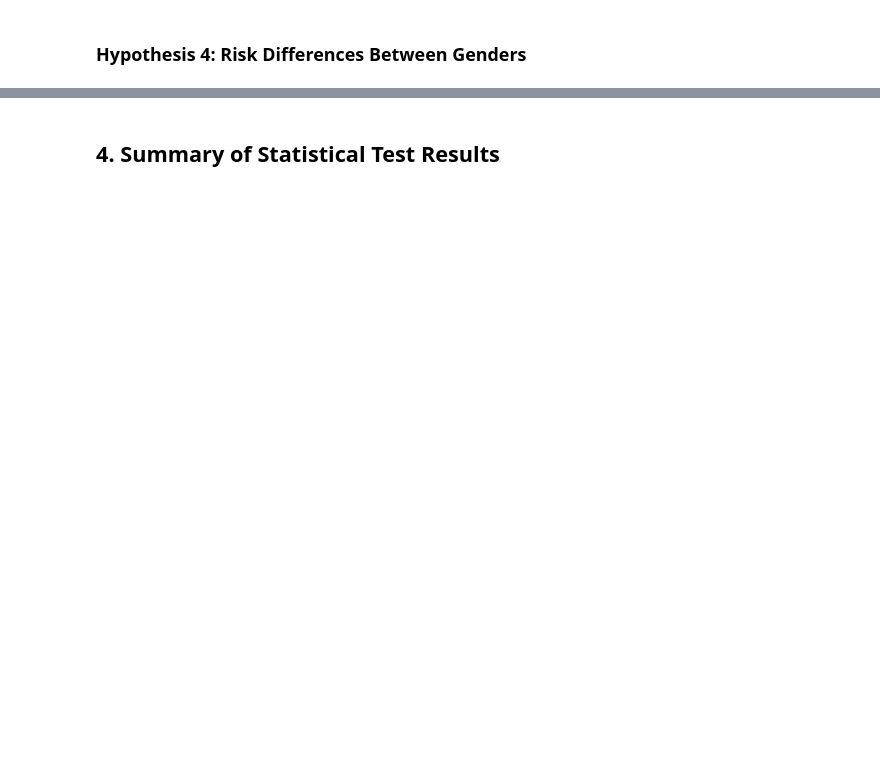
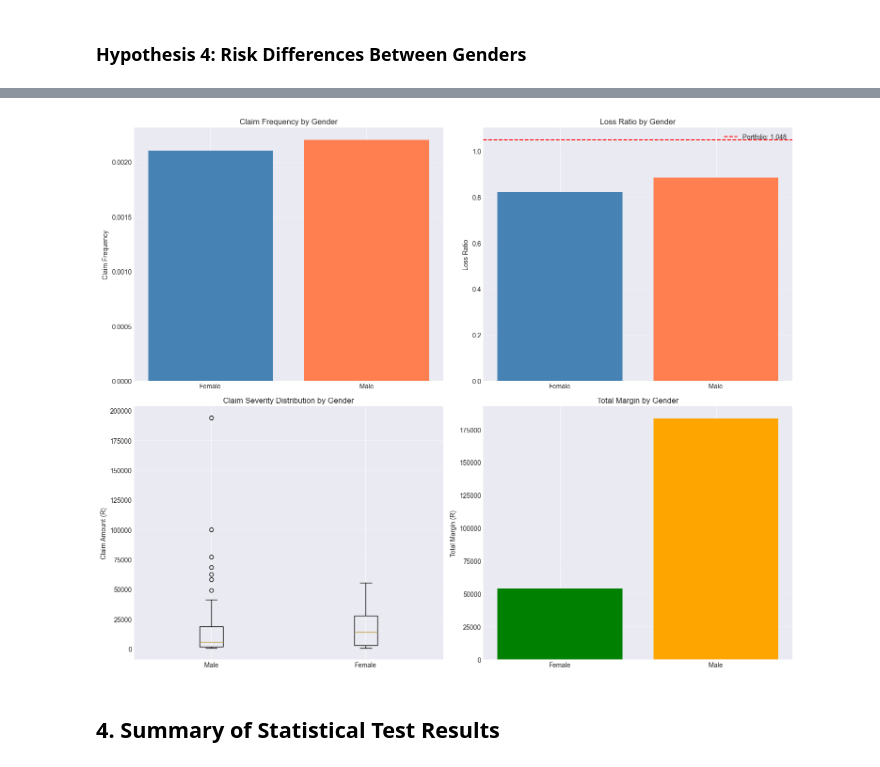
Before and after one commit to dnNatnael/End-to-End-Insurance-Risk-Analytics-Predictive-Modeling, a Jupyter notebook: notebooks/02_statistical_validation.ipynb, the cells around one changed output, grey strips where cells are left out. Saved outputs shown, nothing was run; the diff lists cells and outputs as text; code cells hidden in the pictures; blank space fills up the shorter version.

```diff
--- a/notebooks/02_statistical_validation.ipynb
+++ b/notebooks/02_statistical_validation.ipynb
@@ -470,5 +679,12 @@ if len(group_male) > 0 and len(group_female) > 0:
 # %%
 # Visualization: Gender Comparison
+# Ensure reports directory exists
+try:
+    reports_dir
+except NameError:
+    reports_dir = PROJECT_ROOT / "reports"
+    reports_dir.mkdir(exist_ok=True)
+
 if len(group_male) > 0 and len(group_female) > 0:
     fig, axes = plt.subplots(2, 2, figsize=(15, 12))
 
@@ -483,35 +699,37 @@ if len(group_male) > 0 and len(group_female) > 0:
     gender_lr = gender_summary.set_index('Gender')['LossRatio']
     axes[0, 1].bar(gender_lr.index, gender_lr.values, color=['steelblue', 'coral'])
     axes[0, 1].set_ylabel('Loss Ratio')
     axes[0, 1].set_title('Loss Ratio by Gender')
     axes[0, 1].axhline(loss_ratio_portfolio, color='red', linestyle='--', label=f'Portfolio: {loss_ratio_portfolio:.3f}')
     axes[0, 1].legend()
     axes[0, 1].grid(axis='y', alpha=0.3)
 
     # 3. Claim Severity Distribution
     gender_severity = pd.concat([
         group_male[group_male['TotalClaims'] > 0].assign(Gender='Male'),
         group_female[group_female['TotalClaims'] > 0].assign(Gender='Female')
     ])
     axes[1, 0].boxplot([
         gender_severity[gender_severity['Gender'] == 'Male']['TotalClaims'],
         gender_severity[gender_severity['Gender'] == 'Female']['TotalClaims']
     ], labels=['Male', 'Female'])
     axes[1, 0].set_ylabel('Claim Amount (R)')
     axes[1, 0].set_title('Claim Severity Distribution by Gender')
     axes[1, 0].grid(axis='y', alpha=0.3)
 
     # 4. Margin Comparison
-    gender_margin = gender_summary.set_index('Gender')['TotalMargin']
+    gender_margin = gender_summary.set_index('Gender')['Margin']
     axes[1, 1].bar(gender_margin.index, gender_margin.values, color=['green', 'orange'])
     axes[1, 1].set_ylabel('Total Margin (R)')
     axes[1, 1].set_title('Total Margin by Gender')
     axes[1, 1].axhline(0, color='black', linestyle='-', linewidth=0.5)
     axes[1, 1].grid(axis='y', alpha=0.3)
 
     plt.tight_layout()
-    plt.savefig('reports/gender_risk_analysis.png', dpi=300, bbox_inches='tight')
+    plt.savefig(reports_dir / 'gender_risk_analysis.png', dpi=300, bbox_inches='tight')
     plt.show()
+# %% [output]
+[figure, added]
 # %% [markdown]
 ## 4. Summary of Statistical Test Results
 # %%
```
Also changed, not shown: parts of 16 cells of this notebook, 4 other files.
